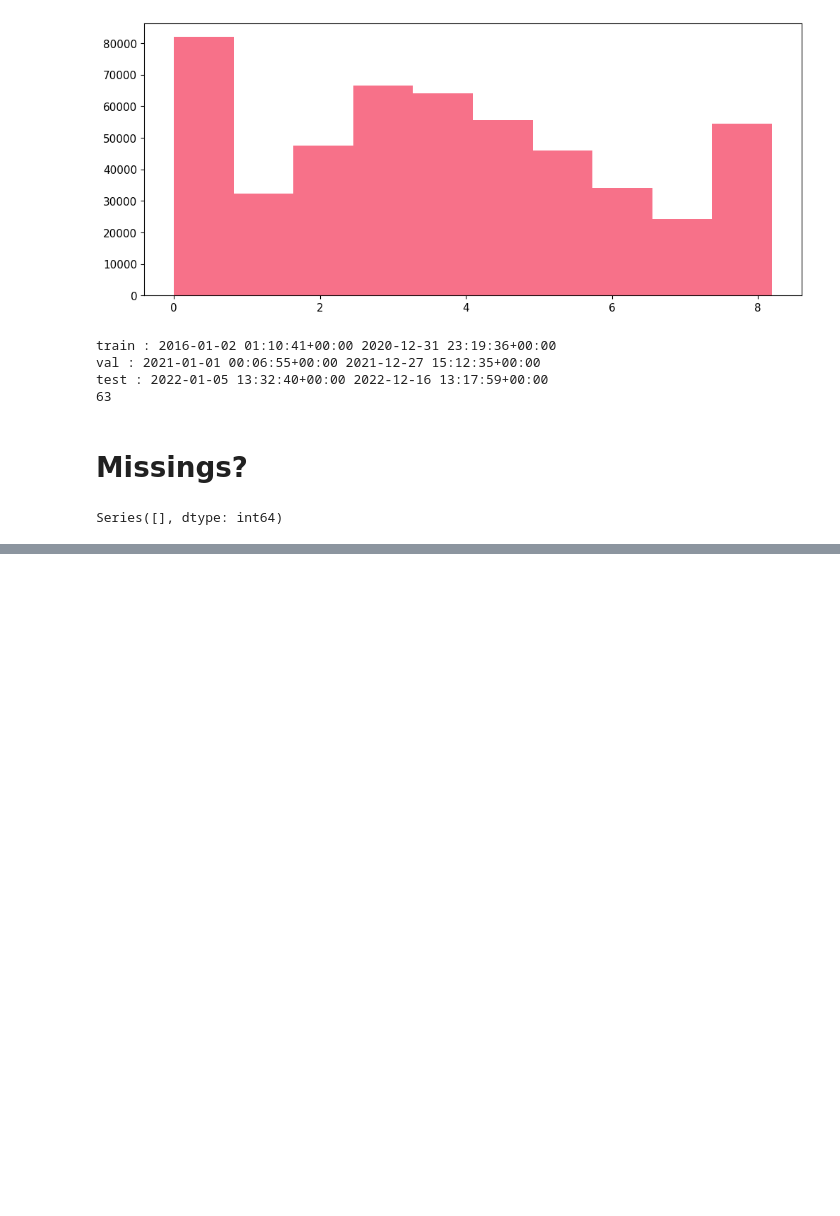
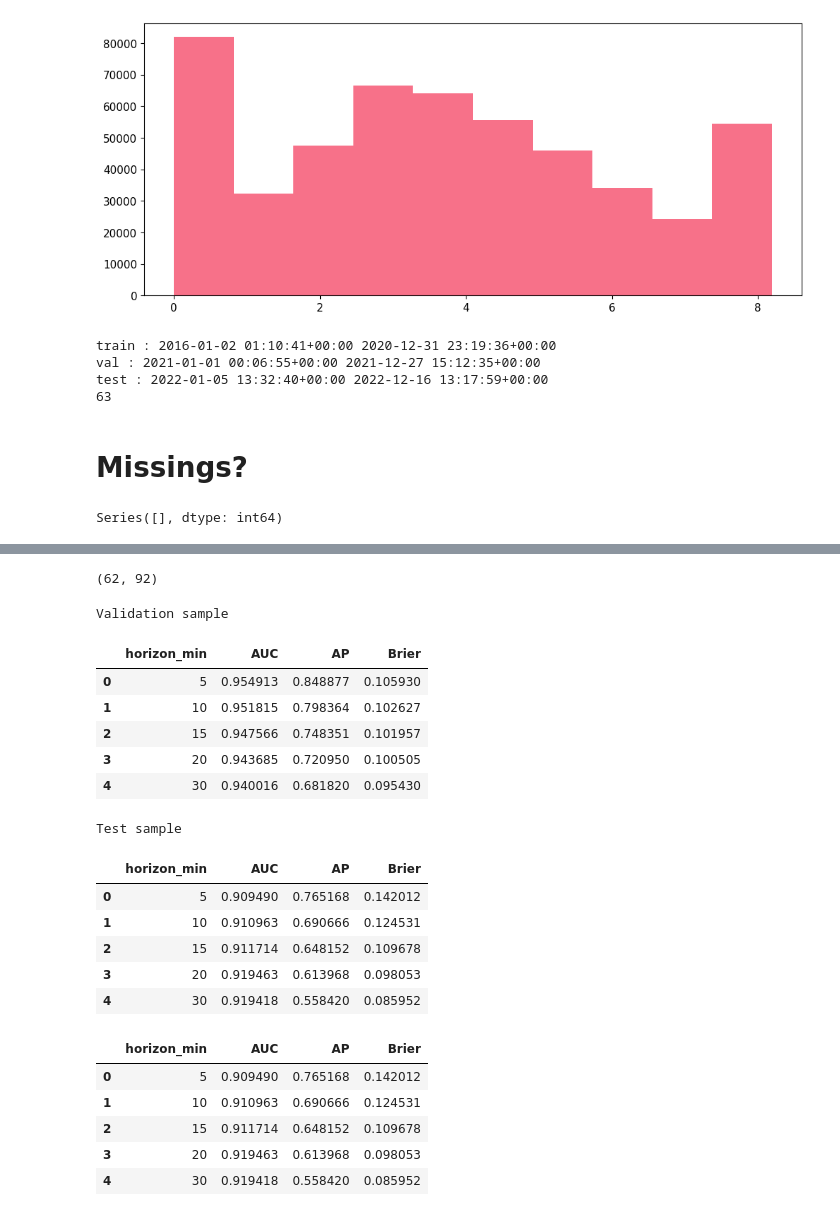
Before and after one commit to Charlin-D-S/IA-PAU-Data-Battle, a Jupyter notebook: notebooks/feature_engeneering.ipynb, the cells around one changed output, grey strips where cells are left out. Cells and saved outputs as stored; diff of their text form; code cells hidden in the pictures; blank space fills up the shorter version.

```diff
--- a/notebooks/feature_engeneering.ipynb
+++ b/notebooks/feature_engeneering.ipynb
@@ -609,0 +823,8 @@ Series([], dtype: int64)
+# %%
+static_features_main = [c for c in features_strict if not c.startswith("t_")]
+len(static_features_main), len(features_strict)
+# %% [output]
+(62, 92)
+# %%
+val_base = df_model[df_model["year"] == 2021].copy()
+test_base = df_model[df_model["year"] >= 2022].copy()
@@ -609,0 +862,55 @@ Series([], dtype: int64)
+# %%
+from sklearn.metrics import roc_auc_score, average_precision_score, brier_score_loss
+
+def evaluate_survival_predictions(eval_df, horizons, prefix="Validation"):
+    rows = []
+
+    for h in horizons:
+        y_true = eval_df[f"true_S_{h}"]
+        y_pred = eval_df[f"pred_S_{h}"]
+
+        auc = roc_auc_score(y_true, y_pred)
+        ap = average_precision_score(y_true, y_pred)
+        brier = brier_score_loss(y_true, y_pred)
+
+        rows.append({
+            "horizon_min": h,
+            "AUC": auc,
+            "AP": ap,
+            "Brier": brier
+        })
+
+    res = pd.DataFrame(rows)
+    print(prefix)
+    display(res)
+    return res
+# %%
+val_base_sample = val_base.sample(2000, random_state=42)
+test_base_sample = test_base.sample(2000, random_state=42)
+# %%
+val_eval_sample = compute_survival_predictions(val_base_sample, logit_model, static_features_main, HORIZONS)
+test_eval_sample = compute_survival_predictions(test_base_sample, logit_model, static_features_main, HORIZONS)
+
+evaluate_survival_predictions(val_eval_sample, HORIZONS, prefix="Validation sample")
+evaluate_survival_predictions(test_eval_sample, HORIZONS, prefix="Test sample")
+# %% [output]
+Validation sample
+|  | horizon_min | AUC | AP | Brier |
+| 0 | 5 | 0.954913 | 0.848877 | 0.105930 |
+| 1 | 10 | 0.951815 | 0.798364 | 0.102627 |
+| 2 | 15 | 0.947566 | 0.748351 | 0.101957 |
+| 3 | 20 | 0.943685 | 0.720950 | 0.100505 |
+| 4 | 30 | 0.940016 | 0.681820 | 0.095430 |
+Test sample
+|  | horizon_min | AUC | AP | Brier |
+| 0 | 5 | 0.909490 | 0.765168 | 0.142012 |
+| 1 | 10 | 0.910963 | 0.690666 | 0.124531 |
+| 2 | 15 | 0.911714 | 0.648152 | 0.109678 |
+| 3 | 20 | 0.919463 | 0.613968 | 0.098053 |
+| 4 | 30 | 0.919418 | 0.558420 | 0.085952 |
+|  | horizon_min | AUC | AP | Brier |
+| 0 | 5 | 0.909490 | 0.765168 | 0.142012 |
+| 1 | 10 | 0.910963 | 0.690666 | 0.124531 |
+| 2 | 15 | 0.911714 | 0.648152 | 0.109678 |
+| 3 | 20 | 0.919463 | 0.613968 | 0.098053 |
+| 4 | 30 | 0.919418 | 0.558420 | 0.085952 |
```
Also changed, not shown: parts of 23 cells of this notebook, 3 other files.
